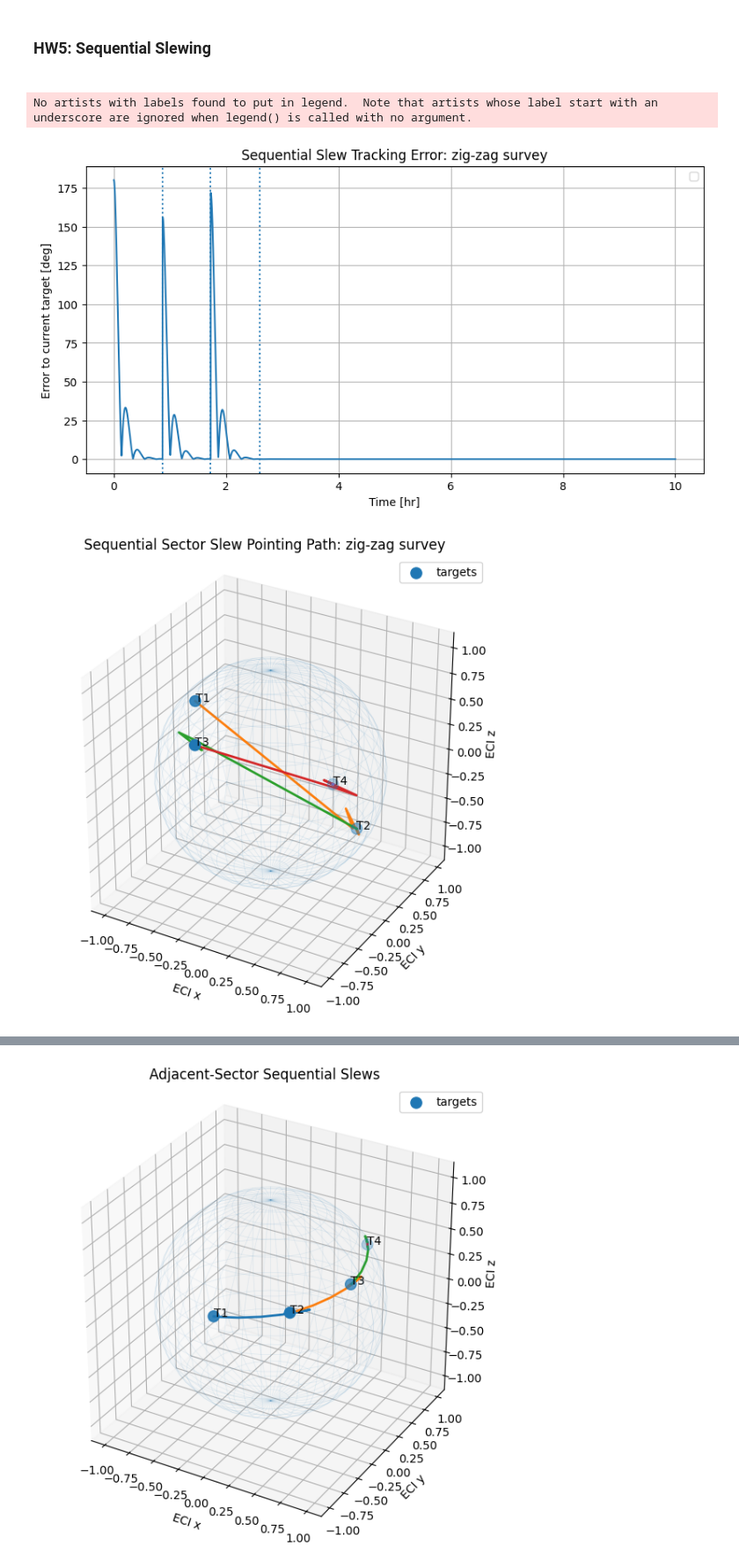
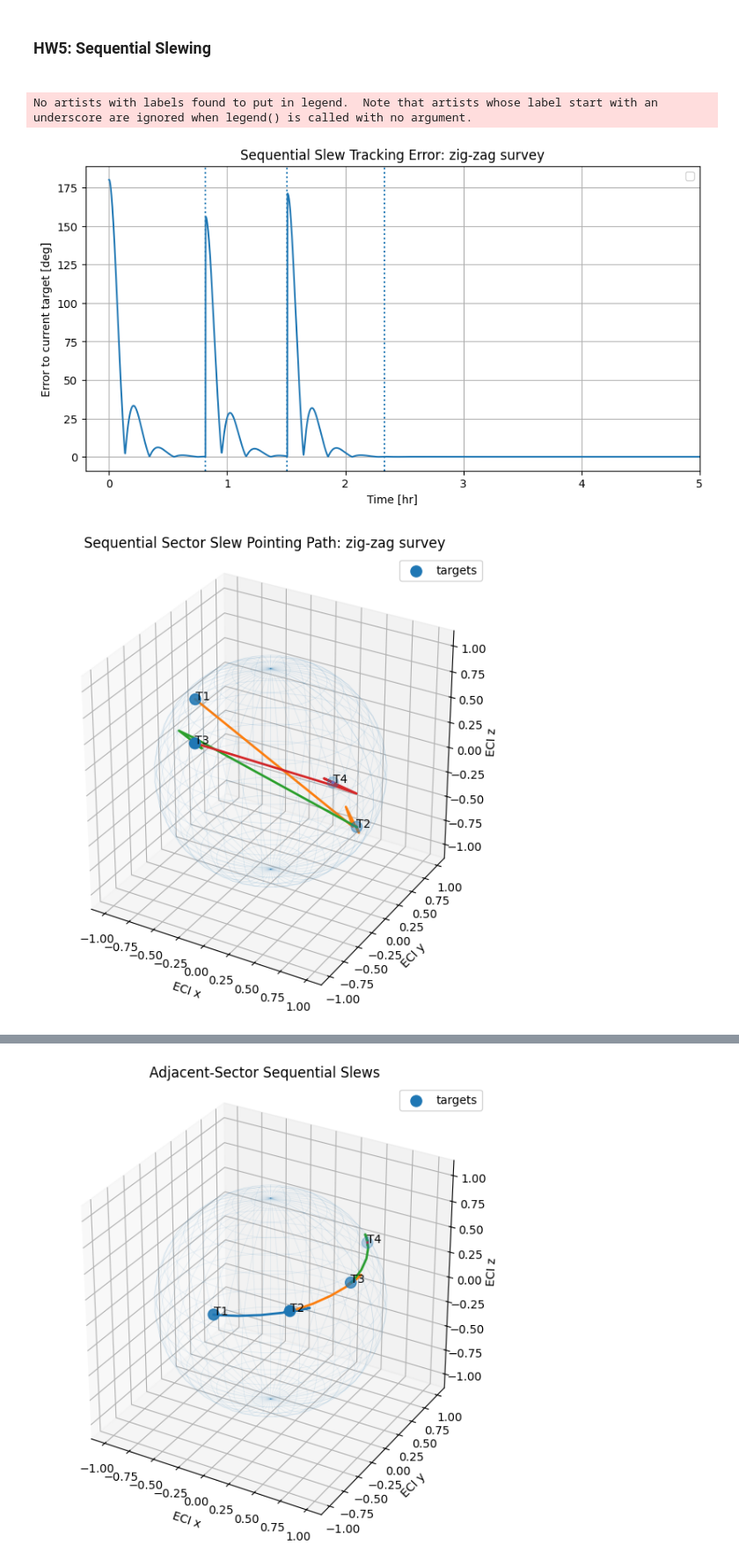
Before and after one commit to nrmiller-lab/TESS-ADCS-Project, a Jupyter notebook: HW5_final.ipynb, the cells around one changed output, grey strips where cells are left out. Shown at 88% size. Cells and saved outputs as stored; diff of their text form; code cells hidden in the pictures.

```diff
--- a/HW5/HW5_new.ipynb
+++ b/HW5_final.ipynb
@@ -2368,23 +1266,5 @@ def simulate_sequential_slews_with_settling(
 # %%
 ##########  ALL PLOTS  ##############
-
-# ============================================================
-# HW5: Settling time vs torque cap
-# ============================================================
-
-# plt.figure(figsize=(8,5))
-
-# for scenario_name in target_sets.keys():
-#     sub = results_df[results_df["scenario"] == scenario_name]
-#     avg = sub.groupby("torque_cap_Nm")["settle_time_hr"].mean()
-#     plt.plot(avg.index, avg.values, marker="o", label=scenario_name)
-
-# plt.xlabel("Wheel torque cap [N m]")
-# plt.ylabel("Mean settling time [hr]")
-# plt.title("Sequential Slew Settling Performance")
-# plt.grid(True)
-# plt.legend()
-# plt.show()
 
 # ============================================================
 # HW5: Representative case visualization
@@ -2435,9 +1315,11 @@ for ts in switch_times_plot:
 
 plt.xlabel("Time [hr]")
 plt.ylabel("Error to current target [deg]")
+plt.xlim(-0.2,5)
 plt.title(f"Sequential Slew Tracking Error: {scenario_name}")
 plt.grid(True)
 plt.legend()
+plt.savefig("PointingError_single.png", dpi=300)
 plt.show()
 
 
@@ -2474,14 +1356,6 @@ xs = np.outer(np.cos(uu), np.sin(vv))
 ys = np.outer(np.sin(uu), np.sin(vv))
 zs = np.outer(np.ones_like(uu), np.cos(vv))
 
-# ax.plot(
-#     v_targ[0, :],
-#     v_targ[1, :],
-#     v_targ[2, :],
-#     "--",
-#     linewidth=1.5,
-#     label="nominal"
-# )
 
 ax.plot_wireframe(xs, ys, zs, alpha=0.12, linewidth=0.5)
 
@@ -2511,49 +1385,33 @@ for i in range(len(switch_idx)-1):
 ax.scatter(v_targ[0, :], v_targ[1, :], v_targ[2, :], s=90, label="targets")
 
 for i in range(v_targ.shape[1]):
     ax.text(v_targ[0, i], v_targ[1, i], v_targ[2, i], f"T{i+1}")
 
 ax.set_xlabel("ECI x")
 ax.set_ylabel("ECI y")
 ax.set_zlabel("ECI z")
 ax.set_title(f"Sequential Sector Slew Pointing Path: {scenario_name}")
 ax.set_box_aspect([1,1,1])
 ax.legend()
 plt.savefig('ZigZagSlew.png')
 plt.show()
 
 
 ######  Wheel command plot  ########
 plt.figure(figsize=(10,5))
 
 for i in range(u_seq.shape[0]):
     plt.plot(time_hr[mask], u_seq[i, mask], label=f"u{i+1}")
 
 plt.xlabel("Time [hr]")
 plt.ylabel("Wheel torque command [N m]")
+plt.xlim(-0.2, 5)
 plt.title(f"Wheel Commands: {scenario_name}")
 plt.grid(True)
 plt.legend()
 plt.savefig('Wheel Command ZigZag.png')
 plt.show()
-
-# ######### Settling time plot  ############
-# plt.figure(figsize=(10,5))
-
-# plt.plot(time_hr[mask], err_seq[mask])
-
-
-# for ts in switch_times_plot:
-#     if ts/3600 <= final_time_hr:
-#         plt.axvline(ts/3600, linestyle=":")
-
-# plt.xlabel("Time [hr]")
-# plt.ylabel("Pointing error [deg]")
-# plt.title("Sequential Slew Settling Behavior")
-# plt.grid(True)
-# plt.legend()
-# plt.show()
 # %% [output]
 No artists with labels found to put in legend.  Note that artists whose label start with an underscore are ignored when legend() is called with no argument.
-[figure, old version]
+[figure, new version]
 [figure]
```
Also changed, not shown: parts of 16 cells of this notebook, 7 other files.
